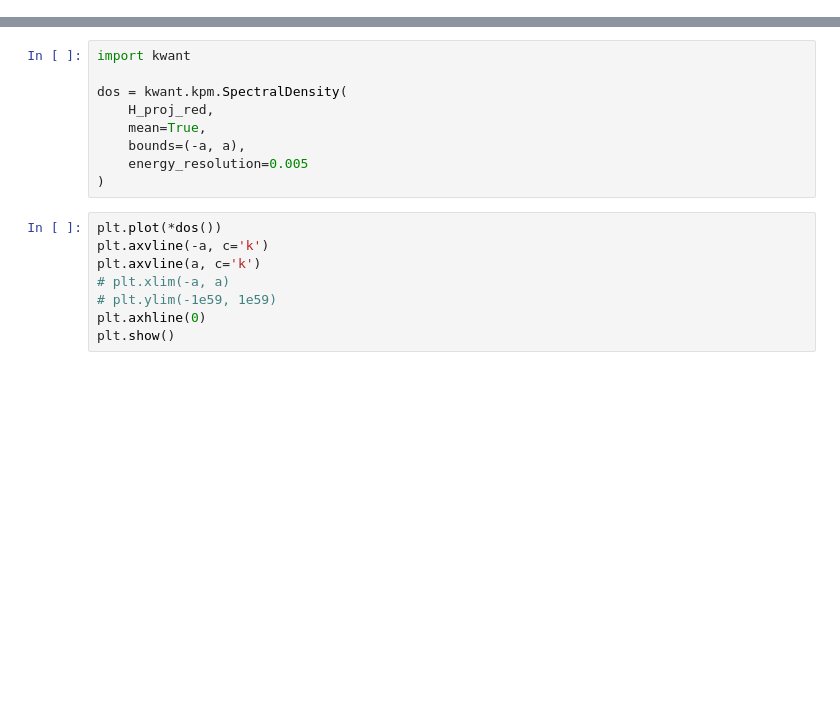
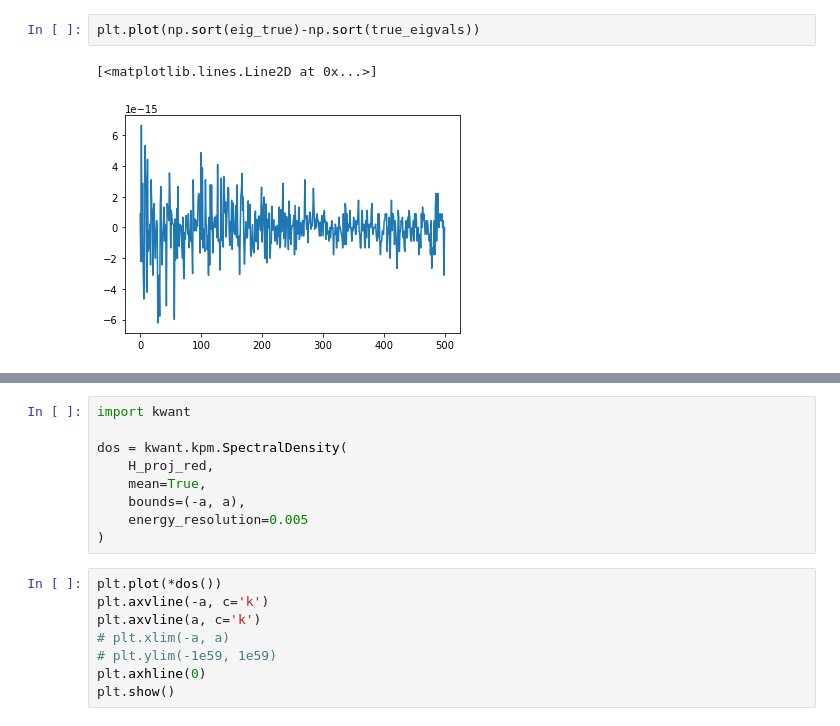
Before and after one commit to quantum-tinkerer/pydacp, a Jupyter notebook: toy_code.ipynb, the cells around one changed output, grey strips where cells are left out. Cells and saved outputs as stored; diff of their text form; blank space fills up the shorter version.

```diff
--- a/toy_code.ipynb
+++ b/toy_code.ipynb
@@ -9,2 +26,7 @@ import matplotlib.pyplot as plt
+# %%
+plt.plot(np.sort(eig_true)-np.sort(true_eigvals))
+# %% [output]
+[<matplotlib.lines.Line2D at 0x...>]
+[figure, added]
 # %%
 %%time
```
Also changed, not shown: parts of 15 cells of this notebook.
